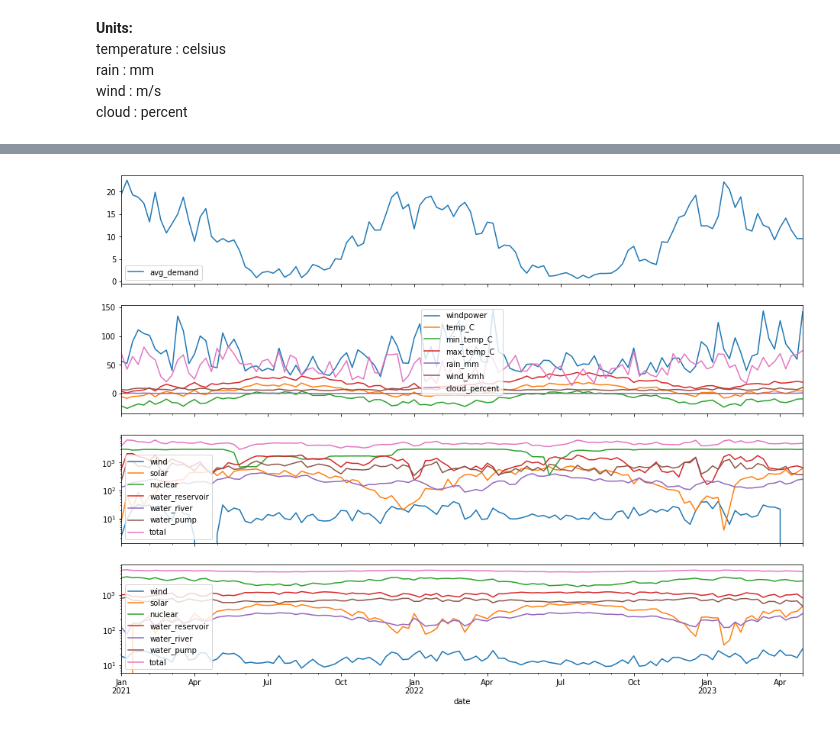
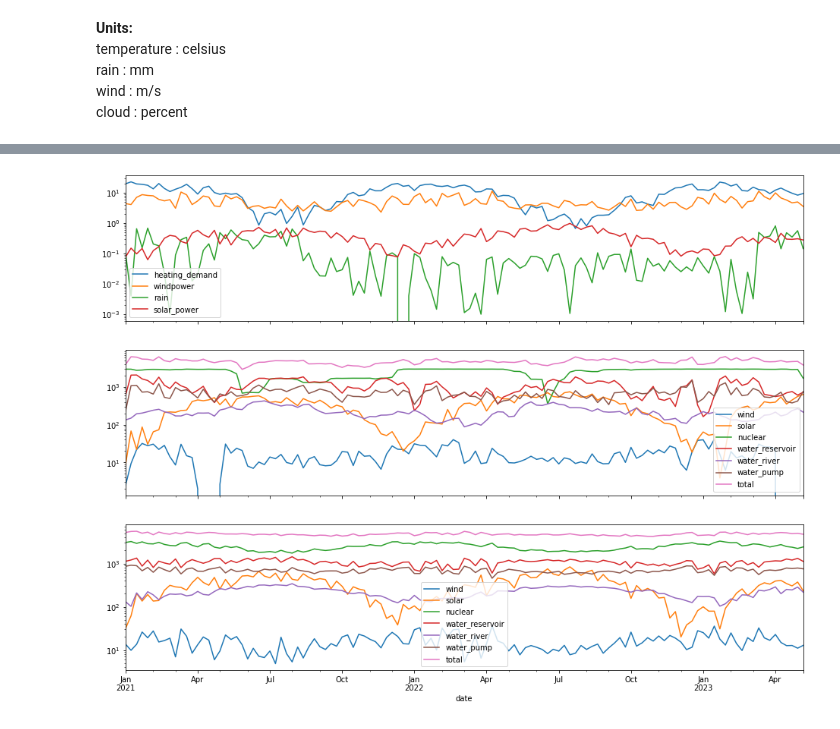
Before and after one commit to danielakomenda/scientific_programming_project, a Jupyter notebook: notebooks/data_preparation/modelling.ipynb, the cells around one changed output, grey strips where cells are left out. Saved outputs shown, nothing was run; the diff lists cells and outputs as text; code cells hidden in the pictures.

```diff
--- a/notebooks/data_preparation/modelling.ipynb
+++ b/notebooks/data_preparation/modelling.ipynb
@@ -29,11 +75,12 @@ df_ow_windpower = await openweatherData.extract_windpower()
 # %%
 input_features = []
-input_features.append(df_w2_heating_demand)
-input_features.append(df_w2_windpower)
-input_features.append(df_w2_weather_daily)
-input_features.append(df_ow_heating_demand)
-input_features.append(df_ow_windpower)
-input_features.append(df_ow_weather_daily)
+
+input_features.append(df_w2_heating_demand.heating_demand)
+input_features.append(df_w2_windpower.windpower)
+input_features.append(df_w2_weather_daily.rain)
+input_features.append(solar_power.rename("solar_power"))
+
 input_features = pd.concat(input_features, axis="columns")
+input_features = input_features.loc["2021-01-01":,:]
 input_features
 # %% [output]
@@ -87,7 +210,4 @@ ax.set_yscale("log")
 # %%
-input_features_weekly = input_features.resample('W').mean()
-target_features_weekly = target_features.resample('W').mean()
-
 valid_input_features_ts = input_features_weekly.dropna(axis="index", how='any').index
 valid_target_features_ts = target_features_weekly.dropna(axis="index", how='any').index
 
@@ -95,7 +215,7 @@ joined_index = valid_input_features_ts.intersection(valid_target_features_ts)
 
 
 
-pls2 = sklearn.cross_decomposition.PLSRegression(n_components=2)
+pls2 = sklearn.cross_decomposition.PLSRegression(n_components=4)
 
 # Data for prediction (fitter can not use the columns-name, so we use seperate variables)
 input_features_columns = input_features_weekly.columns
@@ -107,4 +237,4 @@ pls2 = pls2.fit(
 # %%
-Y_pred = pls2.predict(input_features.loc[:,input_features_columns])
-Y_pred = pd.DataFrame(Y_pred, index = input_features.index,columns=target_features_columns)
-Y_pred
+prediction = pls2.predict(input_features.loc[:,input_features_columns])
+prediction = pd.DataFrame(prediction, index = input_features.index,columns=target_features_columns)
+prediction_weekly = prediction.resample('W').mean()
@@ -126,15 +241,16 @@ Y_pred
 # %%
-fig,axes = plt.subplots(4,1,figsize=(16,12),sharex=True)
+fig,axes = plt.subplots(3,1,figsize=(16,12),sharex=True)
 
 ax = axes[0]
-input_features.iloc[:,:1].resample('W').mean().plot(ax=ax)
+input_features_weekly.plot(ax=ax)
+ax.set_yscale("log")
+
 ax = axes[1]
-input_features.iloc[:,1:].resample('W').mean().plot(ax=ax)
+target_features_weekly.plot(ax=ax)
+ax.set_yscale("log")
+
 ax = axes[2]
-target_features.resample('W').mean().plot(ax=ax)
+prediction_weekly.plot(ax=ax)
 ax.set_yscale("log")
-ax = axes[3]
-Y_pred.resample('W').mean().plot(ax=ax)
-ax.set_yscale("log")
 # %% [output]
-[figure, old version]
+[figure, new version]
```
Also changed, not shown: parts of 19 cells of this notebook, 28 other files.
